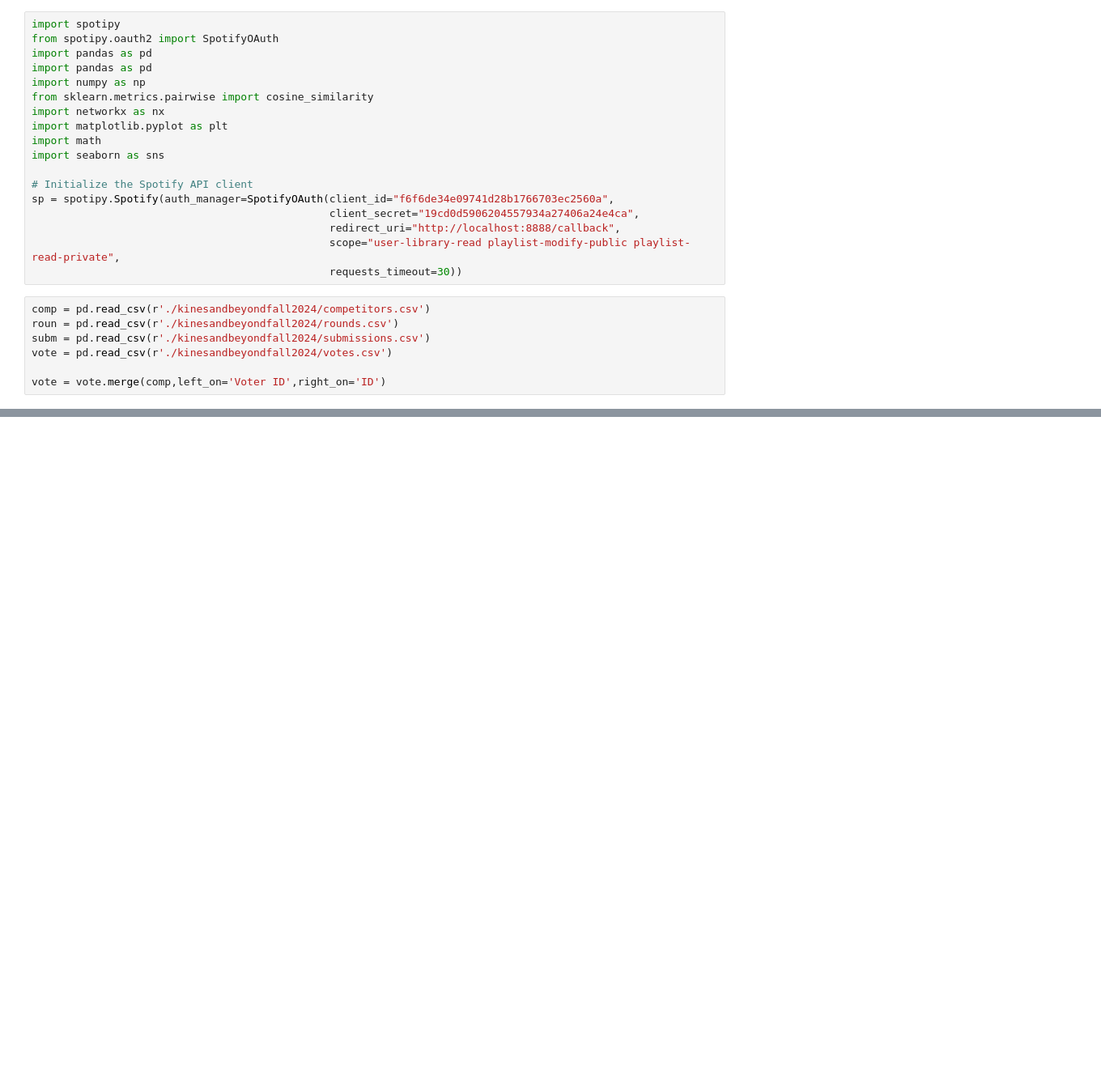
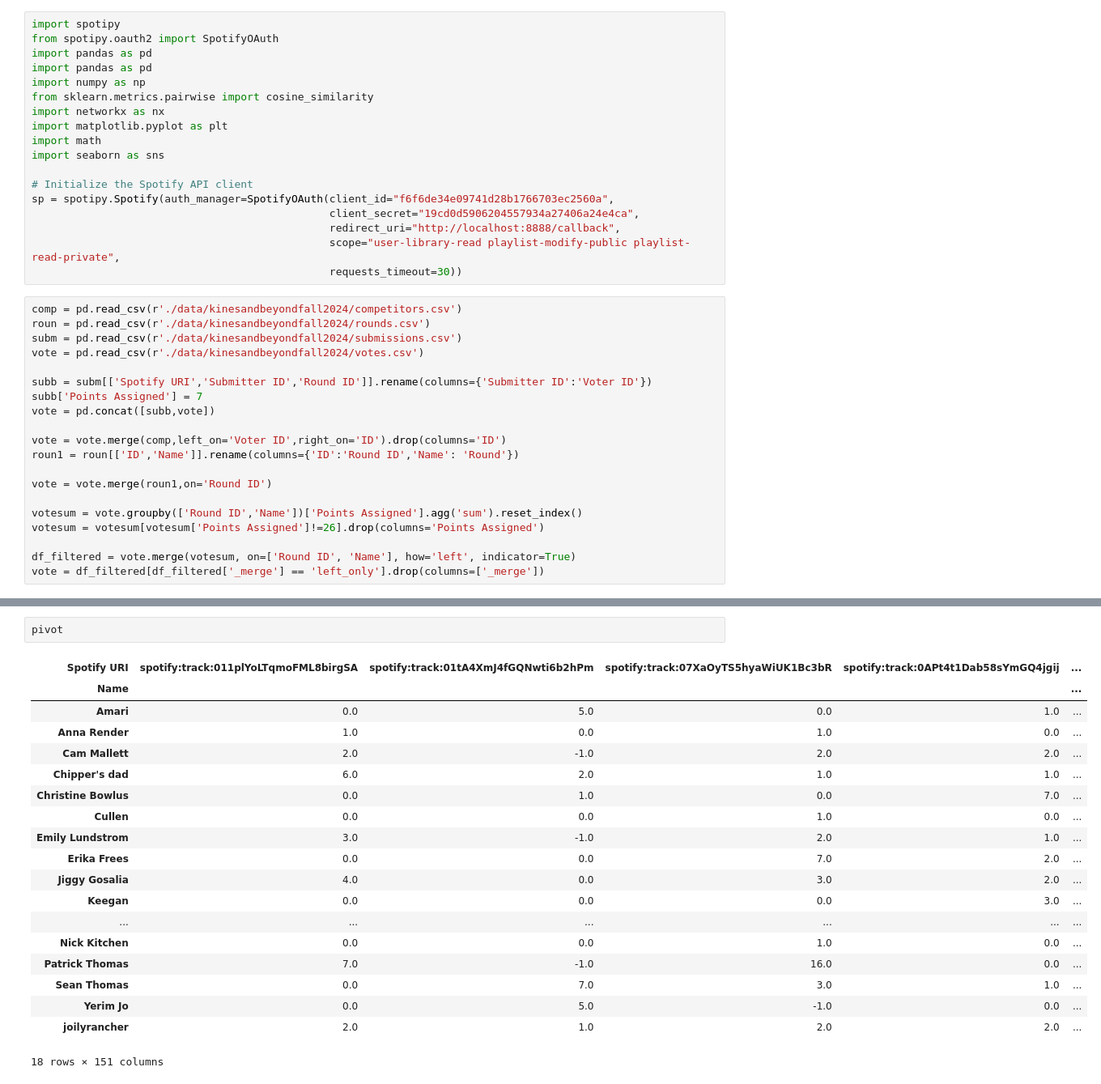
Before and after one commit to ajwinters/SpotifyPlayground, a Jupyter notebook: musicleague/networkmaps.ipynb, the cells around one changed output, grey strips where cells are left out. Shown at 81% size. Drawn from its saved outputs; the diff is of its cells as text; blank space fills up the shorter version.

```diff
--- a/musicleague/networkmaps.ipynb
+++ b/musicleague/networkmaps.ipynb
@@ -17,9 +17,22 @@ sp = spotipy.Spotify(auth_manager=SpotifyOAuth(client_id="f6f6de34e09741d28b1766
                                                scope="user-library-read playlist-modify-public playlist-read-private",
                                                requests_timeout=30))
 # %%
-comp = pd.read_csv(r'./kinesandbeyondfall2024/competitors.csv')
-roun = pd.read_csv(r'./kinesandbeyondfall2024/rounds.csv')
-subm = pd.read_csv(r'./kinesandbeyondfall2024/submissions.csv')
-vote = pd.read_csv(r'./kinesandbeyondfall2024/votes.csv')
+comp = pd.read_csv(r'./data/kinesandbeyondfall2024/competitors.csv')
+roun = pd.read_csv(r'./data/kinesandbeyondfall2024/rounds.csv')
+subm = pd.read_csv(r'./data/kinesandbeyondfall2024/submissions.csv')
+vote = pd.read_csv(r'./data/kinesandbeyondfall2024/votes.csv')
 
-vote = vote.merge(comp,left_on='Voter ID',right_on='ID')
+subb = subm[['Spotify URI','Submitter ID','Round ID']].rename(columns={'Submitter ID':'Voter ID'})
+subb['Points Assigned'] = 7
+vote = pd.concat([subb,vote])
+
+vote = vote.merge(comp,left_on='Voter ID',right_on='ID').drop(columns='ID')
+roun1 = roun[['ID','Name']].rename(columns={'ID':'Round ID','Name': 'Round'})
+
+vote = vote.merge(roun1,on='Round ID')
+
+votesum = vote.groupby(['Round ID','Name'])['Points Assigned'].agg('sum').reset_index()
+votesum = votesum[votesum['Points Assigned']!=26].drop(columns='Points Assigned')
+
+df_filtered = vote.merge(votesum, on=['Round ID', 'Name'], how='left', indicator=True)
+vote = df_filtered[df_filtered['_merge'] == 'left_only'].drop(columns=['_merge'])
@@ -94,0 +173,22 @@ plt.savefig('../output/network graph fall songs.png')
+# %%
+pivot
+# %% [output]
+| Spotify URI | spotify:track:011plYoLTqmoFML8birgSA | spotify:track:01tA4XmJ4fGQNwti6b2hPm | spotify:track:07XaOyTS5hyaWiUK1Bc3bR | spotify:track:0APt4t1Dab58sYmGQ4jgij | ... |
+| Name |  |  |  |  | ... |
+| Amari | 0.0 | 5.0 | 0.0 | 1.0 | ... |
+| Anna Render | 1.0 | 0.0 | 1.0 | 0.0 | ... |
+| Cam Mallett | 2.0 | -1.0 | 2.0 | 2.0 | ... |
+| Chipper's dad | 6.0 | 2.0 | 1.0 | 1.0 | ... |
+| Christine Bowlus | 0.0 | 1.0 | 0.0 | 7.0 | ... |
+| Cullen | 0.0 | 0.0 | 1.0 | 0.0 | ... |
+| Emily Lundstrom | 3.0 | -1.0 | 2.0 | 1.0 | ... |
+| Erika Frees | 0.0 | 0.0 | 7.0 | 2.0 | ... |
+| Jiggy Gosalia | 4.0 | 0.0 | 3.0 | 2.0 | ... |
+| Keegan | 0.0 | 0.0 | 0.0 | 3.0 | ... |
+| ... | ... | ... | ... | ... | ... |
+| Nick Kitchen | 0.0 | 0.0 | 1.0 | 0.0 | ... |
+| Patrick Thomas | 7.0 | -1.0 | 16.0 | 0.0 | ... |
+| Sean Thomas | 0.0 | 7.0 | 3.0 | 1.0 | ... |
+| Yerim Jo | 0.0 | 5.0 | -1.0 | 0.0 | ... |
+| joilyrancher | 2.0 | 1.0 | 2.0 | 2.0 | ... |
+18 rows × 151 columns
```
Also changed, not shown: parts of 7 cells of this notebook, 8 other files.
